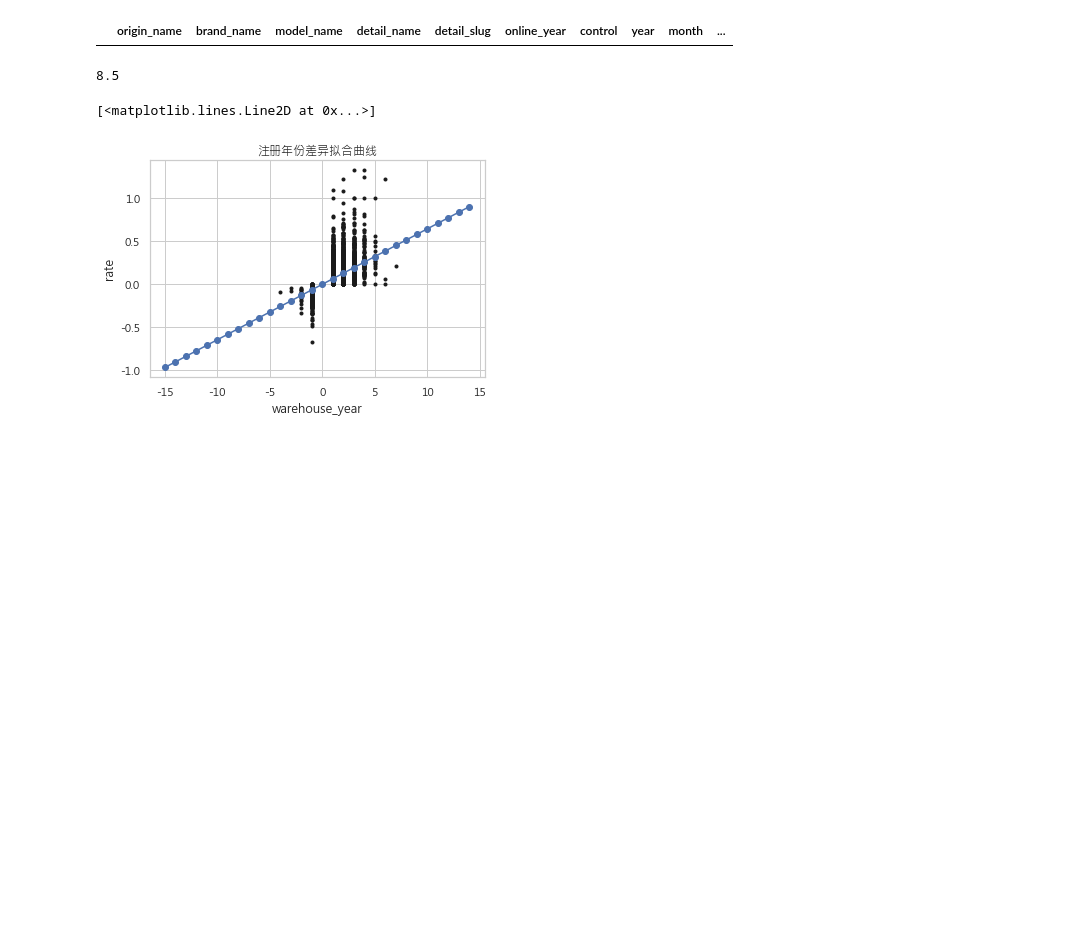
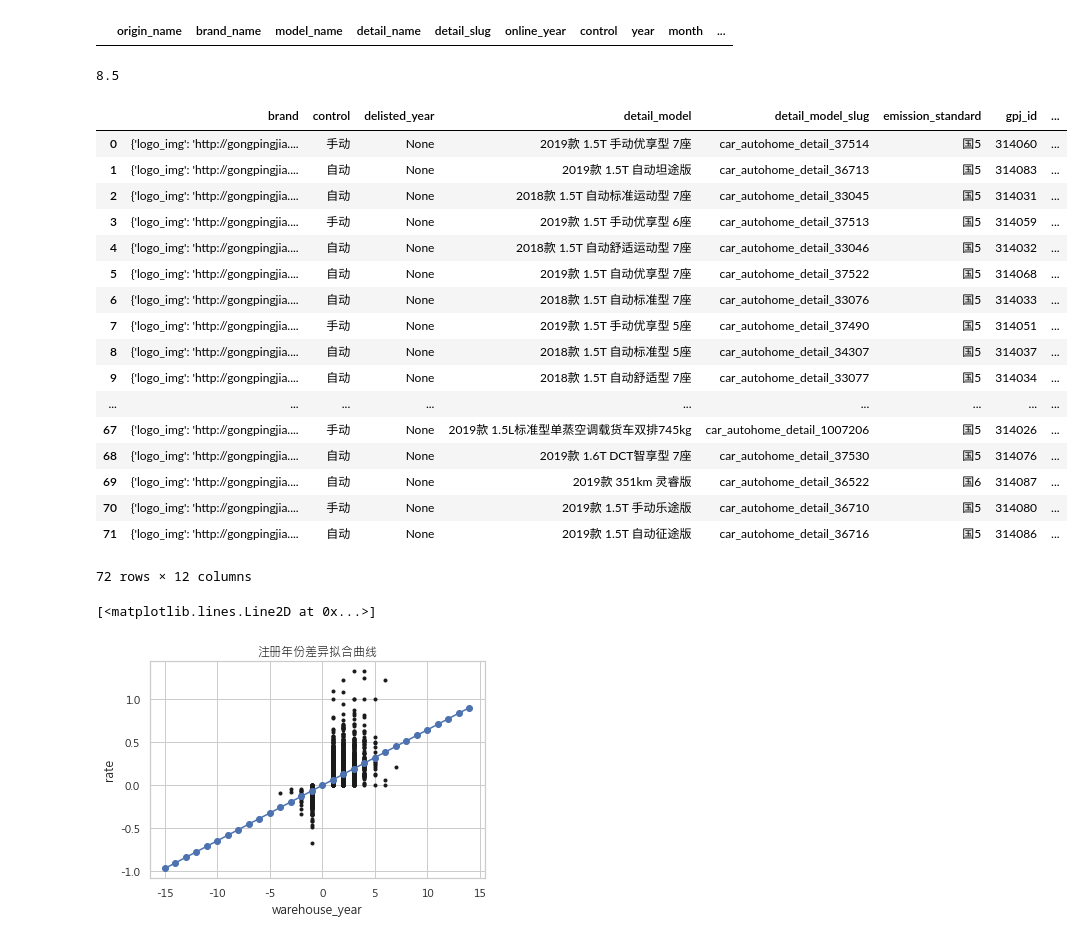
Before and after one commit to dj-lei/evaluation-predict, a Jupyter notebook: jupyter/update_estimate.ipynb, the cells around one changed output. Saved outputs shown, nothing was run; the diff lists cells and outputs as text; code cells hidden in the pictures; blank space fills up the shorter version.

Commit message:
mod data_analyze

```diff
--- a/jupyter/update_estimate.ipynb
+++ b/jupyter/update_estimate.ipynb
@@ -101,6 +93,32 @@ nan nan
 # 2.同龄整体异常
 # %% [output]
 8.5
+# %%
+import json
+import requests
+response = requests.get(url='http://openapi.gongpingjia.com/api/modeldetail/lastupdated/?page_size=100&page=327&start_time=all')
+text = json.loads(response.text)
+result = pd.DataFrame(text['data'])
+result
+# %% [output]
+|  | brand | control | delisted_year | detail_model | detail_model_slug | emission_standard | gpj_id | ... |
+| 0 | {'logo_img': 'http://gongpingjia.... | 手动 | None | 2019款 1.5T 手动优享型 7座 | car_autohome_detail_37514 | 国5 | 314060 | ... |
+| 1 | {'logo_img': 'http://gongpingjia.... | 自动 | None | 2019款 1.5T 自动坦途版 | car_autohome_detail_36713 | 国5 | 314083 | ... |
+| 2 | {'logo_img': 'http://gongpingjia.... | 自动 | None | 2018款 1.5T 自动标准运动型 7座 | car_autohome_detail_33045 | 国5 | 314031 | ... |
+| 3 | {'logo_img': 'http://gongpingjia.... | 手动 | None | 2019款 1.5T 手动优享型 6座 | car_autohome_detail_37513 | 国5 | 314059 | ... |
+| 4 | {'logo_img': 'http://gongpingjia.... | 自动 | None | 2018款 1.5T 自动舒适运动型 7座 | car_autohome_detail_33046 | 国5 | 314032 | ... |
+| 5 | {'logo_img': 'http://gongpingjia.... | 自动 | None | 2019款 1.5T 自动优享型 7座 | car_autohome_detail_37522 | 国5 | 314068 | ... |
+| 6 | {'logo_img': 'http://gongpingjia.... | 自动 | None | 2018款 1.5T 自动标准型 7座 | car_autohome_detail_33076 | 国5 | 314033 | ... |
+| 7 | {'logo_img': 'http://gongpingjia.... | 手动 | None | 2019款 1.5T 手动优享型 5座 | car_autohome_detail_37490 | 国5 | 314051 | ... |
+| 8 | {'logo_img': 'http://gongpingjia.... | 自动 | None | 2018款 1.5T 自动标准型 5座 | car_autohome_detail_34307 | 国5 | 314037 | ... |
+| 9 | {'logo_img': 'http://gongpingjia.... | 自动 | None | 2018款 1.5T 自动舒适型 7座 | car_autohome_detail_33077 | 国5 | 314034 | ... |
+| ... | ... | ... | ... | ... | ... | ... | ... | ... |
+| 67 | {'logo_img': 'http://gongpingjia.... | 手动 | None | 2019款 1.5L标准型单蒸空调载货车双排745kg | car_autohome_detail_1007206 | 国5 | 314026 | ... |
+| 68 | {'logo_img': 'http://gongpingjia.... | 自动 | None | 2019款 1.6T DCT智享型 7座 | car_autohome_detail_37530 | 国5 | 314076 | ... |
+| 69 | {'logo_img': 'http://gongpingjia.... | 自动 | None | 2019款 351km 灵睿版 | car_autohome_detail_36522 | 国6 | 314087 | ... |
+| 70 | {'logo_img': 'http://gongpingjia.... | 手动 | None | 2019款 1.5T 手动乐途版 | car_autohome_detail_36710 | 国5 | 314080 | ... |
+| 71 | {'logo_img': 'http://gongpingjia.... | 自动 | None | 2019款 1.5T 自动征途版 | car_autohome_detail_36716 | 国5 | 314086 | ... |
+72 rows × 12 columns
 # %%
 train = pd.read_csv('../tmp/train/train_temp.csv')
 # 根据款型计算中位数
```
Also changed, not shown: parts of 2 cells of this notebook, 4 other files.
